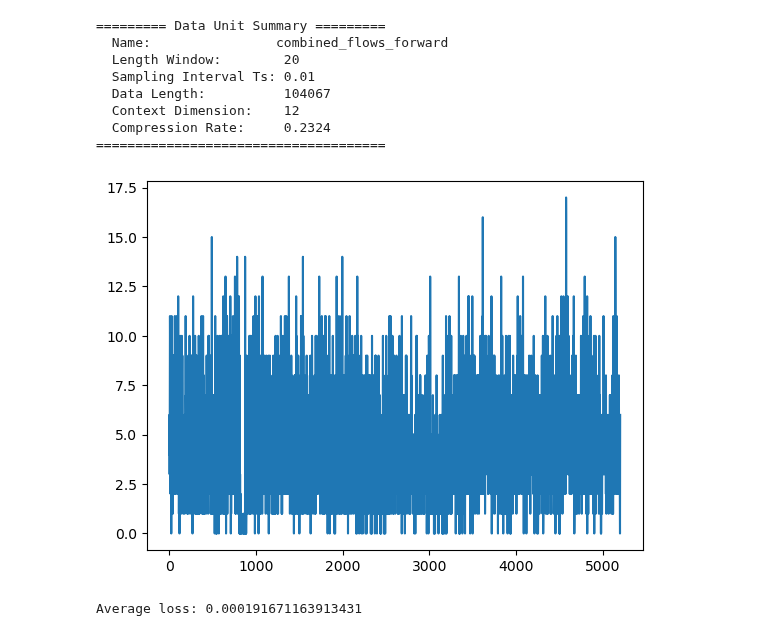
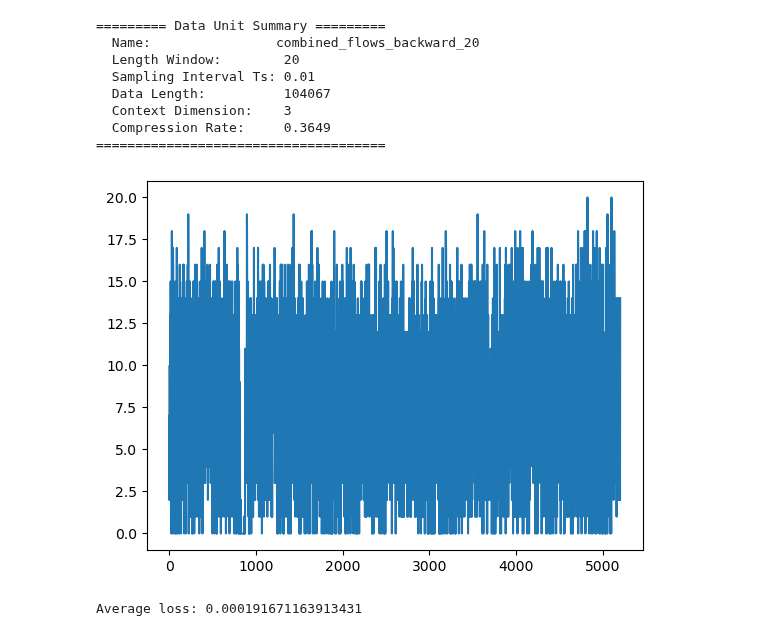
Before and after one commit to evanyeh5118/context_aware_traffic_predictor, a Jupyter notebook: experiments/notebooks/training/verify_tarffic_pattern.ipynb, the cells around one changed output. Drawn from its saved outputs; the diff is of its cells as text; code cells hidden in the pictures.

```diff
--- a/experiments/notebooks/training/verify_tarffic_pattern.ipynb
+++ b/experiments/notebooks/training/verify_tarffic_pattern.ipynb
@@ -15,8 +15,8 @@ from src.dataset_manager import DatasetConvertor
 rawDatasetFolder = "../../../data/raw"
 dpdrDatasetFolder = "../../../data/processed/dpdr"
 configPaths = [
-    "../../config/combined_flows_forward.json",
-    "../../config/combined_flows_backward.json"
+    "../../config/combined_flows_forward_20.json",
+    "../../config/combined_flows_backward_20.json"
 ]
 
 datasetConverter = DatasetConvertor(rawDatasetFolder)
@@ -27,22 +27,22 @@ for configPath in configPaths:
     name = config.get("NAME")
     dataUnit = datasetConverter.getDataUnit(name)
     dataUnit.saveDataUnit(f"{dpdrDatasetFolder}/{name}.csv")
-
-dataUnit = datasetConverter.getDataUnit("combined_flows_forward")
-dataUnit.display()
-trffic = dataUnit.generateTrafficPattern()
-plt.plot(trffic.flatten())
-plt.show()
-# %% [output]
-========= Data Unit Summary =========
-  Name:                combined_flows_forward
-  Length Window:        20
-  Sampling Interval Ts: 0.01
-  Data Length:          104067
-  Context Dimension:    12
-  Compression Rate:     0.2324
-=====================================
-[figure, removed]
+# %%
+dataUnit = datasetConverter.getDataUnit("combined_flows_backward_20")
+dataUnit.display()
+trffic = dataUnit.generateTrafficPattern()
+plt.plot(trffic.flatten())
+plt.show()
+# %% [output]
+========= Data Unit Summary =========
+  Name:                combined_flows_backward_20
+  Length Window:        20
+  Sampling Interval Ts: 0.01
+  Data Length:          104067
+  Context Dimension:    3
+  Compression Rate:     0.3649
+=====================================
+[figure, added]
 # %%
 from src.context_aware.preprocessing import PreprocessingDataset
 from src.context_aware.config.configs import MetaConfig, ModelConfig
```
Also changed, not shown: 42 other files.
